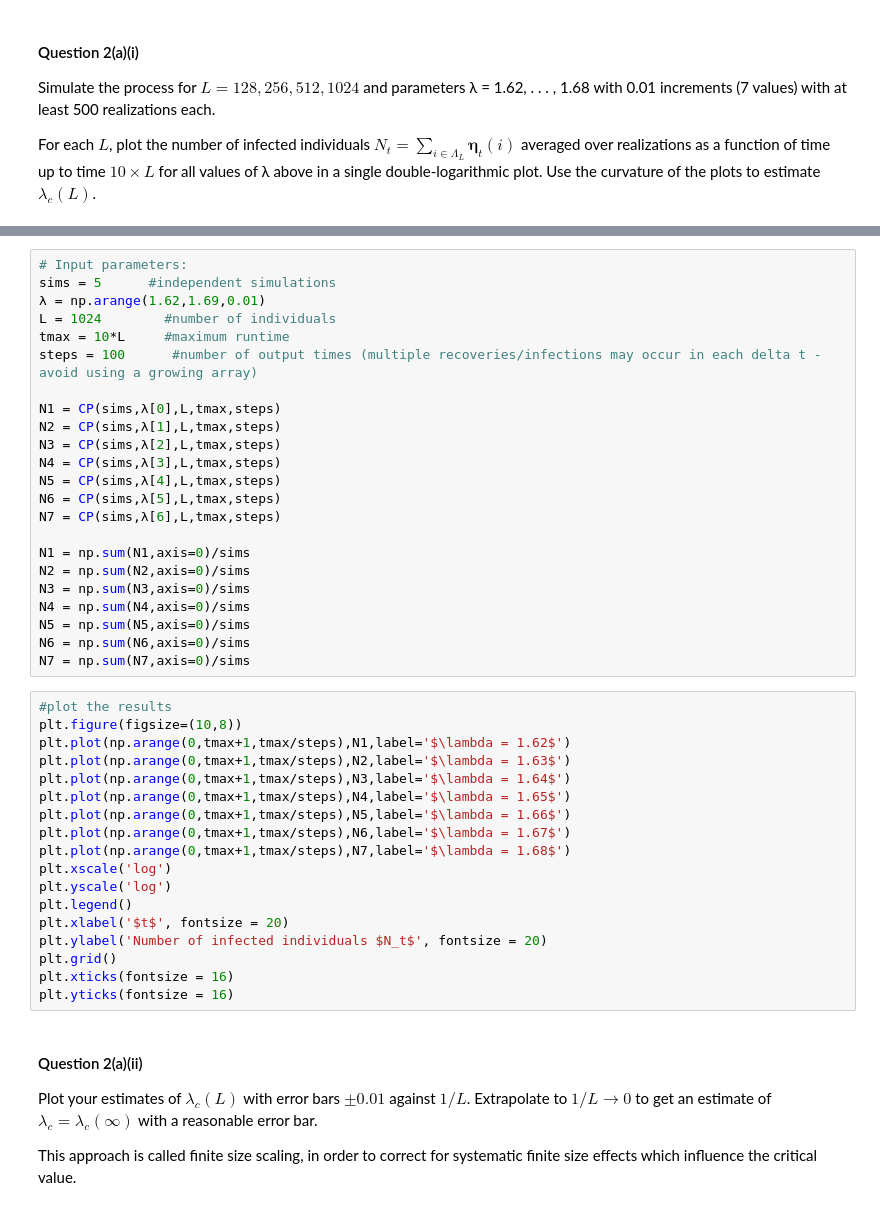
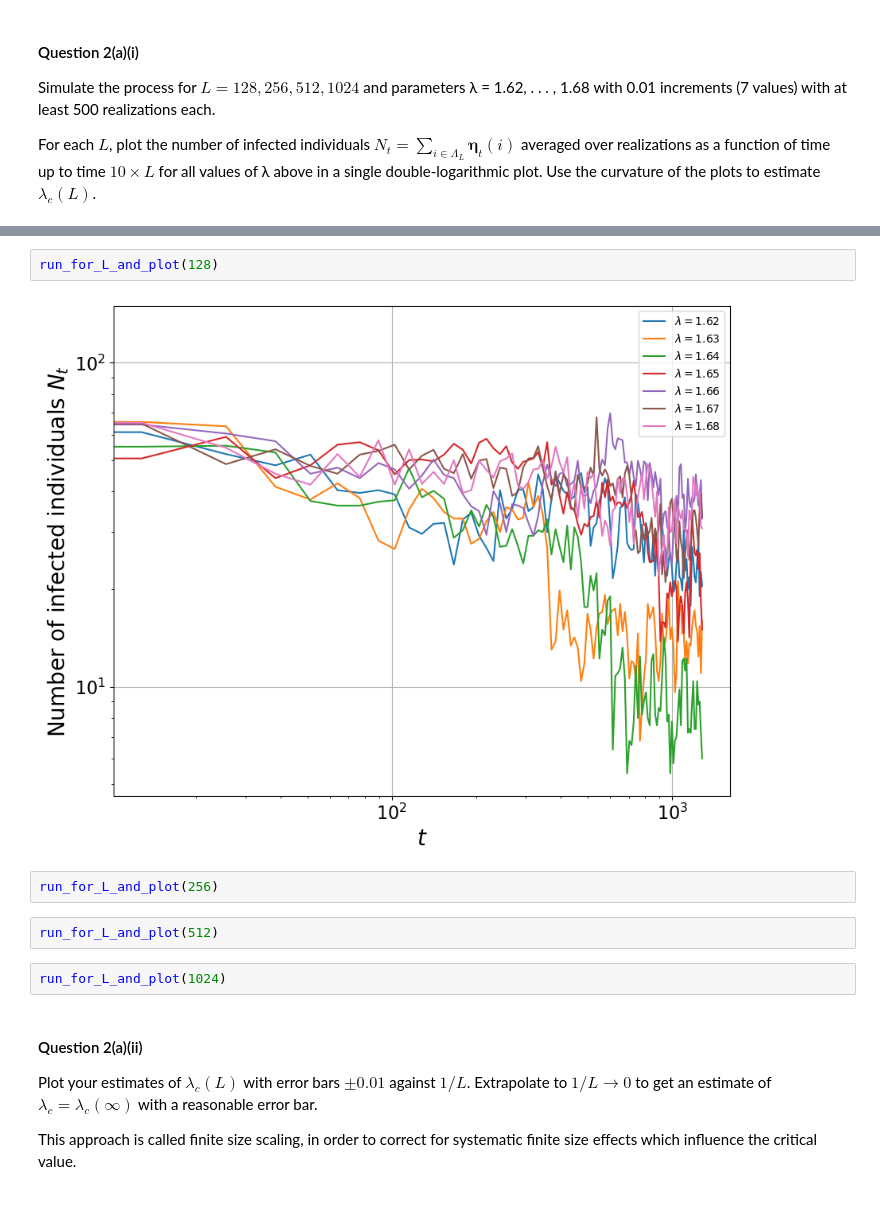
Before and after one commit to AJNugent2/MA933, a Jupyter notebook: Notebooks/Support_Class_5.ipynb, the cells around one changed output, grey strips where cells are left out. Saved outputs shown, nothing was run; the diff lists cells and outputs as text.

```diff
--- a/Notebooks/Support_Class_5.ipynb
+++ b/Notebooks/Support_Class_5.ipynb
@@ -263,44 +172,13 @@ plt.yticks(fontsize = 16)
-# %%
-# Input parameters:
-sims = 5      #independent simulations
-λ = np.arange(1.62,1.69,0.01)
-L = 1024        #number of individuals
-tmax = 10*L     #maximum runtime
-steps = 100      #number of output times (multiple recoveries/infections may occur in each delta t - avoid using a growing array)
-
-N1 = CP(sims,λ[0],L,tmax,steps)
-N2 = CP(sims,λ[1],L,tmax,steps)
-N3 = CP(sims,λ[2],L,tmax,steps)
-N4 = CP(sims,λ[3],L,tmax,steps)
-N5 = CP(sims,λ[4],L,tmax,steps)
-N6 = CP(sims,λ[5],L,tmax,steps)
-N7 = CP(sims,λ[6],L,tmax,steps)
-
-N1 = np.sum(N1,axis=0)/sims
-N2 = np.sum(N2,axis=0)/sims
-N3 = np.sum(N3,axis=0)/sims
-N4 = np.sum(N4,axis=0)/sims
-N5 = np.sum(N5,axis=0)/sims
-N6 = np.sum(N6,axis=0)/sims
-N7 = np.sum(N7,axis=0)/sims
-# %%
-#plot the results
-plt.figure(figsize=(10,8))
-plt.plot(np.arange(0,tmax+1,tmax/steps),N1,label='$\lambda = 1.62$')
-plt.plot(np.arange(0,tmax+1,tmax/steps),N2,label='$\lambda = 1.63$')
-plt.plot(np.arange(0,tmax+1,tmax/steps),N3,label='$\lambda = 1.64$')
-plt.plot(np.arange(0,tmax+1,tmax/steps),N4,label='$\lambda = 1.65$')
-plt.plot(np.arange(0,tmax+1,tmax/steps),N5,label='$\lambda = 1.66$')
-plt.plot(np.arange(0,tmax+1,tmax/steps),N6,label='$\lambda = 1.67$')
-plt.plot(np.arange(0,tmax+1,tmax/steps),N7,label='$\lambda = 1.68$')
-plt.xscale('log')
-plt.yscale('log')
-plt.legend()
-plt.xlabel('$t$', fontsize = 20)
-plt.ylabel('Number of infected individuals $N_t$', fontsize = 20)
-plt.grid()
-plt.xticks(fontsize = 16)
-plt.yticks(fontsize = 16)
+# %%
+run_for_L_and_plot(128)
+# %% [output]
+[figure, added]
+# %%
+run_for_L_and_plot(256)
+# %%
+run_for_L_and_plot(512)
+# %%
+run_for_L_and_plot(1024)
 # %% [markdown]
 #### Question 2(a)(ii)
 
```
Also changed, not shown: parts of 10 cells of this notebook.
